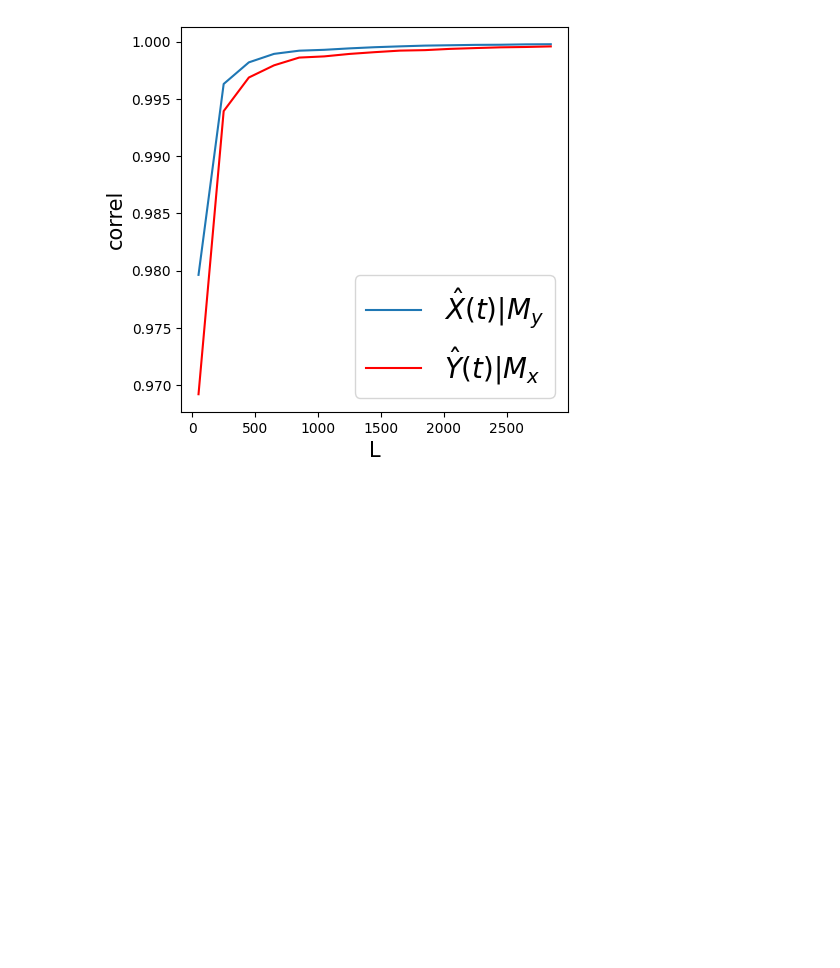
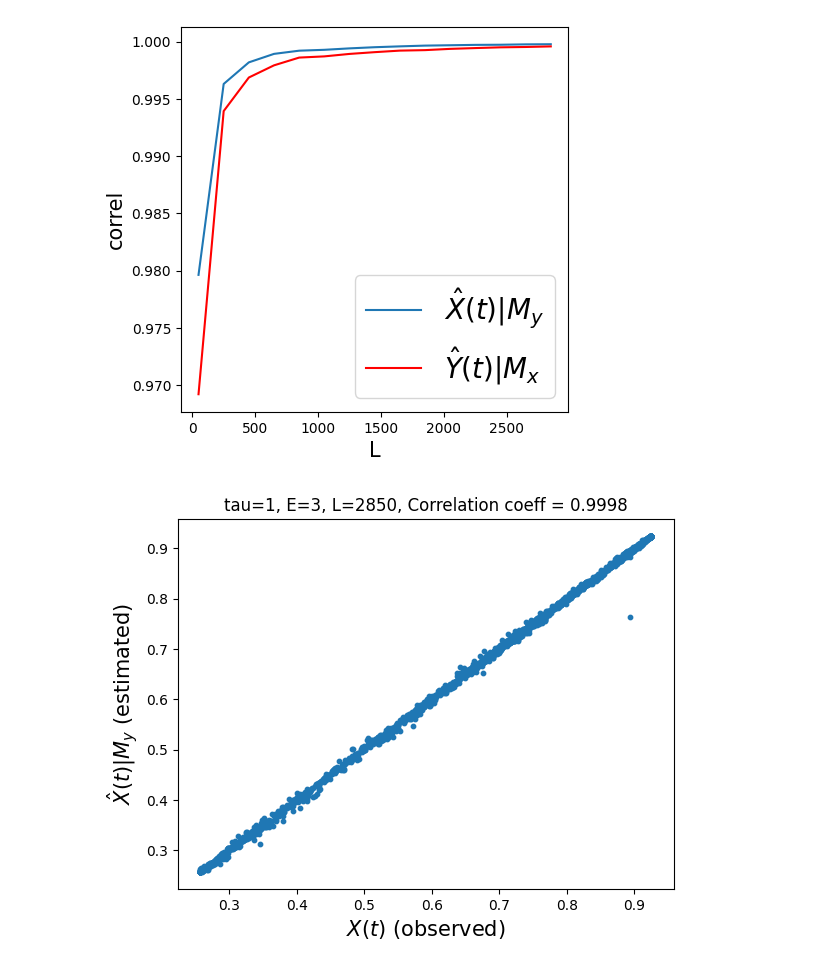
Before and after one commit to PrinceJavier/causal_ccm, a Jupyter notebook: usage_sample.ipynb, the cells around one changed output. Cells and saved outputs as stored; diff of their text form; code cells hidden in the pictures; blank space fills up the shorter version.

```diff
--- a/usage_sample.ipynb
+++ b/usage_sample.ipynb
@@ -181,3 +181,8 @@ plt.legend(prop={'size': 20})
 # %% [output]
 <matplotlib.legend.Legend at 0x...>
 [figure]
+# %%
+# Check correlation plot
+pai_XY.plot_ccm_correls()
+# %% [output]
+[figure, added]
```
Also changed, not shown: parts of 7 cells of this notebook.
